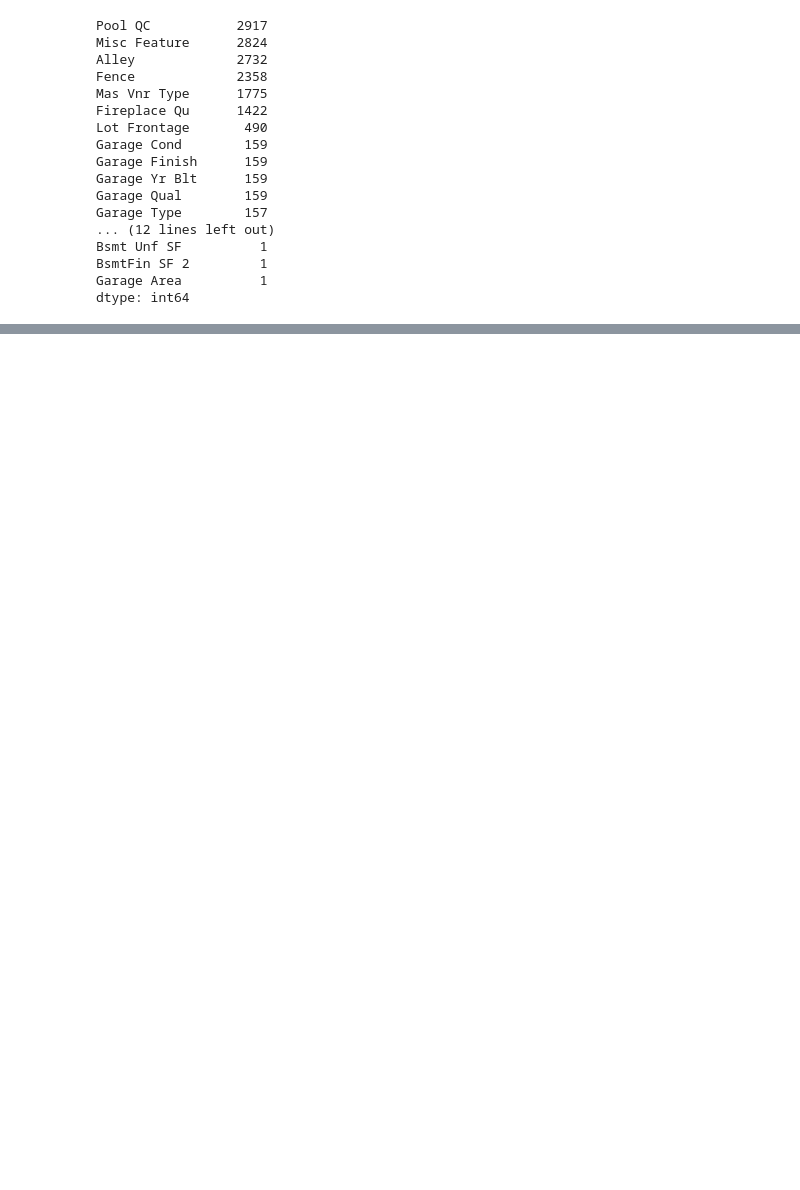
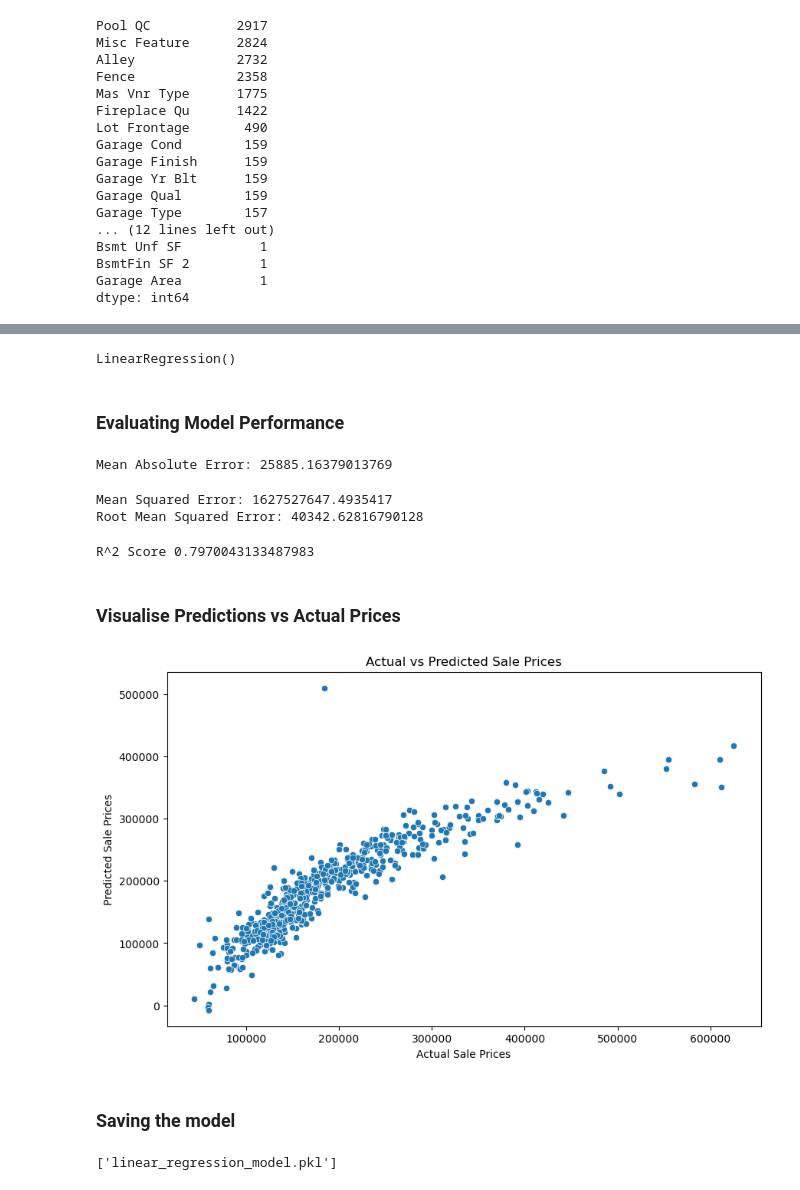
Before and after one commit to ThamimAhmed/Projects, a Jupyter notebook: Ames housing dataset/Untitled.ipynb, the cells around one changed output, grey strips where cells are left out. Saved outputs shown, nothing was run; the diff lists cells and outputs as text; code cells hidden in the pictures; blank space fills up the shorter version.

Commit message:
Saving the model
Saves the linear regression model for future predictions

```diff
--- a/Ames housing dataset/Untitled.ipynb
+++ b/Ames housing dataset/Untitled.ipynb
@@ -71,0 +123,4 @@ plt.show
+# %%
+best_features = ["Overall Qual", "Gr Liv Area", "Garage Cars", "Total Bsmt SF", "Year Built"]
+X = df[best_features]
+y = df["SalePrice"]
@@ -71,0 +129,2 @@ plt.show
+# %%
+X_train, X_test, y_train, y_test = train_test_split(X, y, test_size = 0.2, random_state = 42)
@@ -71,0 +133,44 @@ plt.show
+# %%
+lr_model = LinearRegression()
+lr_model.fit(X_train, y_train)
+# %% [output]
+LinearRegression()
+# %%
+y_pred = lr_model.predict(X_test)
+# %% [markdown]
+### Evaluating Model Performance
+# %%
+mae = mean_absolute_error(y_test,y_pred)
+print(f"Mean Absolute Error: {mae}")
+# %% [output]
+Mean Absolute Error: 25885.16379013769
+# %%
+mse = mean_squared_error(y_test, y_pred)
+rmse = np.sqrt(mse)
+print(f"Mean Squared Error: {mse}")
+print(f"Root Mean Squared Error: {rmse}")
+# %% [output]
+Mean Squared Error: 1627527647.4935417
+Root Mean Squared Error: 40342.62816790128
+# %%
+r2 = r2_score(y_test, y_pred)
+print(f"R^2 Score {r2}")
+# %% [output]
+R^2 Score 0.7970043133487983
+# %% [markdown]
+### Visualise Predictions vs Actual Prices
+# %%
+plt.figure(figsize= (10, 6))
+sns.scatterplot(x=y_test, y=y_pred)
+plt.xlabel("Actual Sale Prices")
+plt.ylabel("Predicted Sale Prices")
+plt.title("Actual vs Predicted Sale Prices")
+plt.show()
+# %% [output]
+[figure, added]
+# %% [markdown]
+### Saving the model
+# %%
+joblib.dump(lr_model, "linear_regression_model.pkl")
+# %% [output]
+['linear_regression_model.pkl']
```
Also changed, not shown: parts of 22 cells of this notebook, 1 other file.
